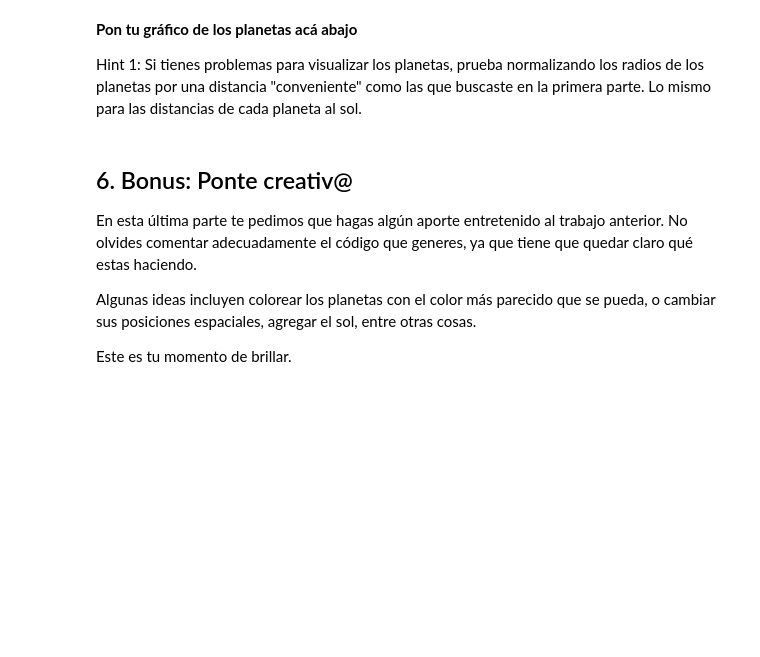
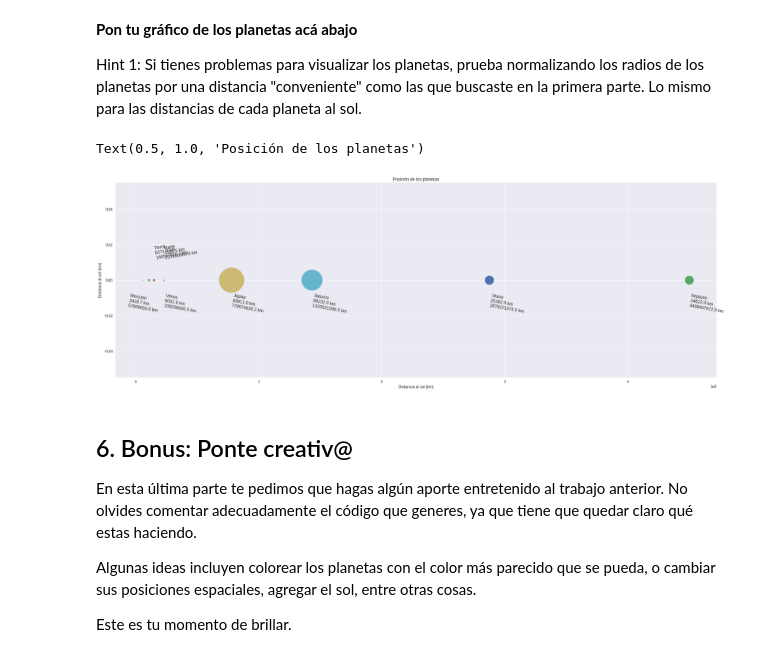
Before and after one commit to dvnielxy/minitarea1, a Jupyter notebook: minitarea1.ipynb, the cells around one changed output. Saved outputs shown, nothing was run; the diff lists cells and outputs as text; code cells hidden in the pictures; blank space fills up the shorter version.

```diff
--- a/minitarea1.ipynb
+++ b/minitarea1.ipynb
@@ -70,24 +70,6 @@ class Planeta:
     self.radio = radio
     self.distancia = distancia
 
-  def setNombre(self, nombre):
-    self.nombre = nombre
-
-  def getNombre(self):
-    return self.nombre
-
-  def setRadio(self, radio):
-    self.radio = radio
-
-  def getRadio(self):
-    return self.radio
-
-  def setDistancia(self, distancia):
-    self.distancia = distancia
-
-  def getDistancia(self):
-    return self.distancia
-
 vulcano = Planeta("Vulcano", 30, 200000000)
 # %% [markdown]
 ## 4. Diccionarios
@@ -152,6 +134,59 @@ plt.title('Posición de los planetas')
 **Pon tu gráfico de los planetas acá abajo**
 
 Hint 1: Si tienes problemas para visualizar los planetas, prueba normalizando los radios de los planetas por una distancia "conveniente" como las que buscaste en la primera parte. Lo mismo para las distancias de cada planeta al sol.
+# %%
+import matplotlib.pyplot as plt
+
+planetas = ["Mercurio", "Venus", "Tierra", "Marte", "Júpiter", "Saturno", "Urano", "Neptuno"]
+radio_planetas = [2439.7, 6051.8, 6371.0, 3389.5, 69911.0, 58232.0, 25362.0, 24622.0]
+distancia_planetas = [57909050.0, 108208000.0, 149597870.7, 227950000.0, 778574638.2, 1433521596.0, 2875271074.9, 4498407972.0]
+num_planetas = len(planetas)
+
+class Planeta:
+
+  def __init__(self, nombre, radio, distancia):
+    self.nombre = nombre
+    self.radio = radio
+    self.distancia = distancia
+
+  def getNombre(self):
+    return self.nombre
+
+  def getRadio(self):
+    return self.radio
+
+  def getDistancia(self):
+    return self.distancia
+
+  def info(self):
+    return self.nombre + "\n" + str(self.radio) + " km" + "\n" + str(self.distancia) + " km"
+
+dict_planetas = {}
+
+for i in range(num_planetas):
+  nombre = planetas[i]
+  dict_planetas[nombre] = Planeta(nombre, radio_planetas[i], distancia_planetas[i])
+
+fig1 = plt.figure(figsize=(30,10))
+
+for planeta in dict_planetas:
+  plt.plot(dict_planetas[planeta].distancia, 0, 'o', markersize = dict_planetas[planeta].radio/1000)
+
+plt.text(dict_planetas["Mercurio"].distancia-120000000, -0.015, dict_planetas["Mercurio"].info(), rotation = -10, size = 12)
+plt.text(dict_planetas["Venus"].distancia+120000000, -0.015, dict_planetas["Venus"].info(), rotation = -10, size = 12)
+plt.text(dict_planetas["Tierra"].distancia, 0.015, dict_planetas["Tierra"].info(), rotation = 10, size = 12)
+plt.text(dict_planetas["Marte"].distancia, 0.015, dict_planetas["Marte"].info(), rotation = 10, size = 12)
+plt.text(dict_planetas["Júpiter"].distancia, -0.015, dict_planetas["Júpiter"].info(), rotation = -10, size = 12)
+plt.text(dict_planetas["Saturno"].distancia, -0.015, dict_planetas["Saturno"].info(), rotation = -10, size = 12)
+plt.text(dict_planetas["Urano"].distancia, -0.015, dict_planetas["Urano"].info(), rotation = -10, size = 12)
+plt.text(dict_planetas["Neptuno"].distancia, -0.015, dict_planetas["Neptuno"].info(), rotation = -10, size = 12)
+
+plt.xlabel("Distancia al sol [km]")
+plt.ylabel("Distancia al sol [km]")
+plt.title("Posición de los planetas")
+# %% [output]
+Text(0.5, 1.0, 'Posición de los planetas')
+[figure, added]
 # %% [markdown]
 ## 6. Bonus: Ponte creativ@
 En esta última parte te pedimos que hagas algún aporte entretenido al trabajo anterior. No olvides comentar adecuadamente el código que generes, ya que tiene que quedar claro qué estas haciendo.
```
